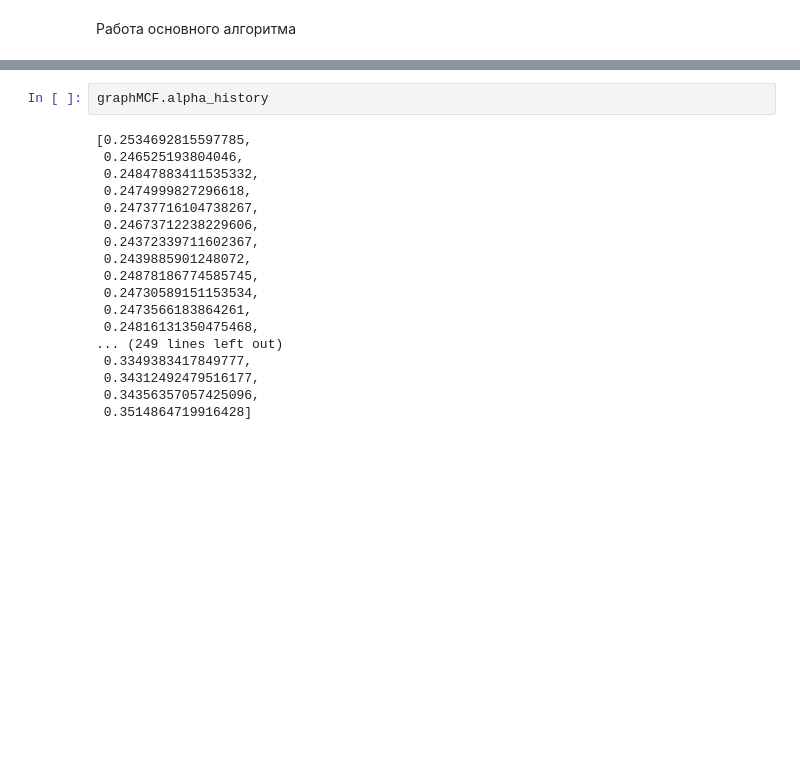
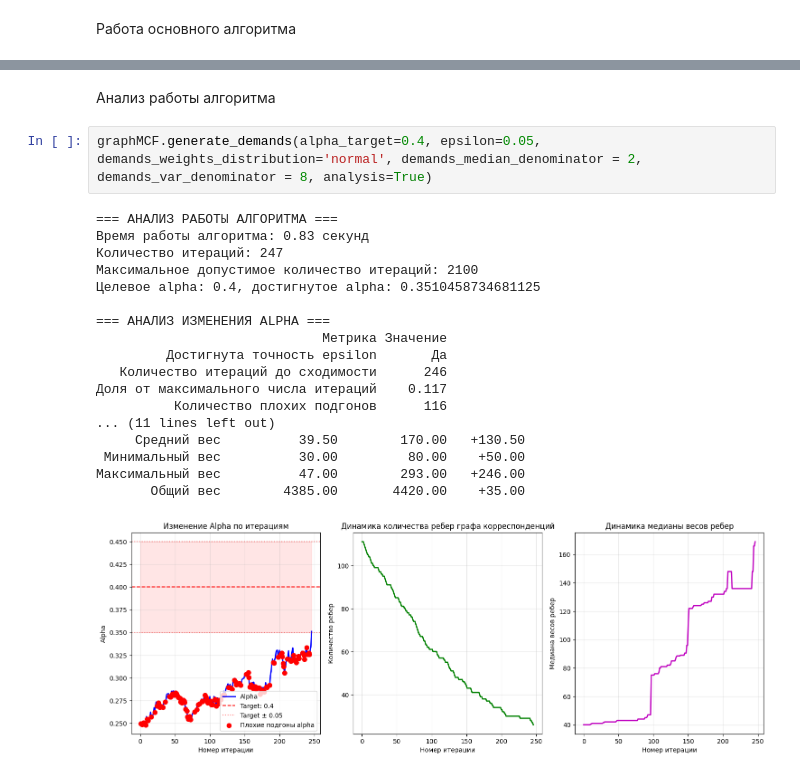
Before and after one commit to Karasiari/Graphs, a Jupyter notebook: Generating_demands.ipynb, the cells around one changed output, grey strips where cells are left out. Drawn from its saved outputs; the diff is of its cells as text; blank space fills up the shorter version.

```diff
--- a/Generating_demands.ipynb
+++ b/Generating_demands.ipynb
@@ -859,20 +1096,23 @@ graphMCF.visualise_with_demands(
-# %%
-graphMCF.alpha_history
-# %% [output]
-[0.2534692815597785,
- 0.246525193804046,
- 0.24847883411535332,
- 0.2474999827296618,
- 0.24737716104738267,
- 0.24673712238229606,
- 0.24372339711602367,
- 0.2439885901248072,
- 0.24878186774585745,
- 0.24730589151153534,
- 0.2473566183864261,
- 0.24816131350475468,
-... (249 lines left out)
- 0.3349383417849777,
- 0.34312492479516177,
- 0.34356357057425096,
- 0.3514864719916428]
+# %% [markdown]
+Анализ работы алгоритма
+# %%
+graphMCF.generate_demands(alpha_target=0.4, epsilon=0.05, demands_weights_distribution='normal', demands_median_denominator = 2, demands_var_denominator = 8, analysis=True)
+# %% [output]
+=== АНАЛИЗ РАБОТЫ АЛГОРИТМА ===
+Время работы алгоритма: 0.83 секунд
+Количество итераций: 247
+Максимальное допустимое количество итераций: 2100
+Целевое alpha: 0.4, достигнутое alpha: 0.3510458734681125
+
+=== АНАЛИЗ ИЗМЕНЕНИЯ ALPHA ===
+                             Метрика Значение
+         Достигнута точность epsilon       Да
+   Количество итераций до сходимости      246
+Доля от максимального числа итераций    0.117
+          Количество плохих подгонов      116
+... (11 lines left out)
+     Средний вес          39.50        170.00   +130.50
+ Минимальный вес          30.00         80.00    +50.00
+Максимальный вес          47.00        293.00   +246.00
+       Общий вес        4385.00       4420.00    +35.00
+[figure, added]
```
Also changed, not shown: parts of 6 cells of this notebook.
